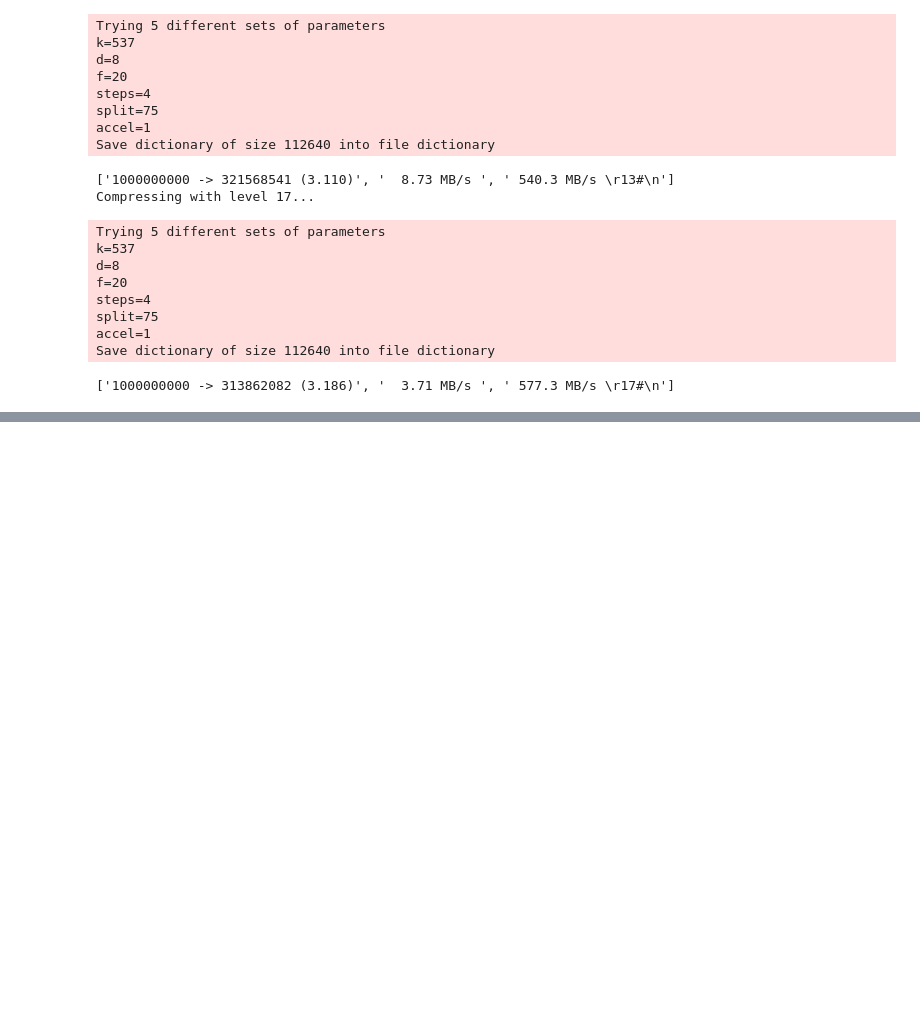
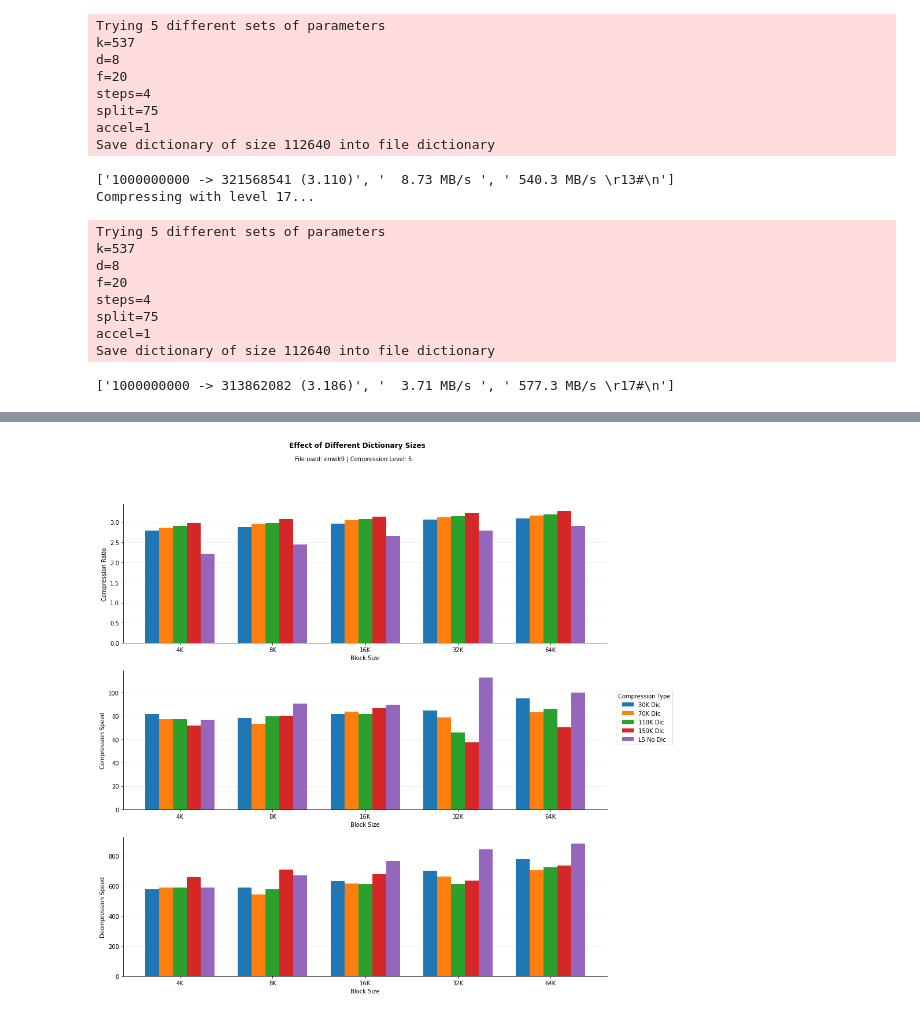
Before and after one commit to CarlosCRG19/open-source-mlh-fellowship, a Jupyter notebook: Week-6/4thTests.ipynb, the cells around one changed output, grey strips where cells are left out. Cells and saved outputs as stored; diff of their text form; code cells hidden in the pictures; blank space fills up the shorter version.

```diff
--- a/Week-6/4thTests.ipynb
+++ b/Week-6/4thTests.ipynb
@@ -414,2 +460,4 @@ Level 3 is specified when training the dictionaries. This level is also used for
+# %%
+block_sizes = ["4K", "8K", "16K", "32K", "64K"] # different block sizes, powers of 4
 # %%
 # New DataFrame
@@ -597,0 +582,66 @@ df_dic
+# %%
+# GRAPH IMPLEMENTED WITH MATPLOTLIB SUBPLOTS
+
+# Creation of subplots
+fig, (ax1, ax2, ax3) = plt.subplots(3, 1, figsize=(15, 15))
+fig.suptitle("Effect of Different Dictionary Sizes", weight="bold")
+fig.text(s=f"File used: {file} | Compression Level: {compression_level}", y=0.95, x=0.4)
+
+x = np.arange(len(df_dsizes))
+width = 0.15
+
+# Creation of barplots
+ax1_barplots = []
+ax2_barplots = []
+ax3_barplots = []
+
+for (i, dictionary_size) in enumerate(dictionary_sizes):
+
+    ax1.bar(x + width*i, df_dsizes[f"compression_ratio_d{dictionary_size}"],
+                          width, label=f"{dictionary_size} Dic")
+
+    ax2.bar(x + width*i, df_dsizes[f"compression_speed_d{dictionary_size}"],
+                          width, label=f"{dictionary_size} Dic")
+
+    ax3.bar(x + width*i, df_dsizes[f"decompression_speed_d{dictionary_size}"],
+                          width, label=f"{dictionary_size} Dic")
+
+
+# Barplot for compression without dictionary
+ax1.bar(x + (len(x)-1)*width, df_dsizes[f"compression_ratio_l{compression_level}"],
+                     width, label=f"L{compression_level} No Dic")
+
+ax2.bar(x + (len(x)-1)*width, df_dsizes[f"compression_speed_l{compression_level}"],
+                     width, label=f"L{compression_level} No Dic")
+
+ax3.bar(x + (len(x)-1)*width, df_dsizes[f"decompression_speed_l{compression_level}"],
+                     width, label=f"L{compression_level} No Dic")
+
+
+# Ticks and axis labels
+ax1.set_ylabel("Compression Ratio")
+ax1.set_xlabel("Block Size")
+ax1.set_xticks(x + 2*width)
+ax1.set_xticklabels(df_dsizes["block_size"])
+
+ax2.set_ylabel("Compression Speed")
+ax2.set_xlabel("Block Size")
+ax2.set_xticks(x + 2*width)
+ax2.set_xticklabels(df_dsizes["block_size"])
+
+ax3.set_ylabel("Deompression Speed")
+ax3.set_xlabel("Block Size")
+ax3.set_xticks(x + 2*width)
+ax3.set_xticklabels(df_dsizes["block_size"])
+
+# Labels to identify each file
+fig.legend([ax1, ax2, ax3],
+           labels=["30K Dic", "70K Dic", "110K Dic", "150K Dic", "L5 No Dic"],
+           loc="center right",
+           borderaxespad=0.1,
+           title="Compression Type"
+          )
+
+plt.show()
+# %% [output]
+[figure, added]
```
Also changed, not shown: parts of 37 cells of this notebook.
